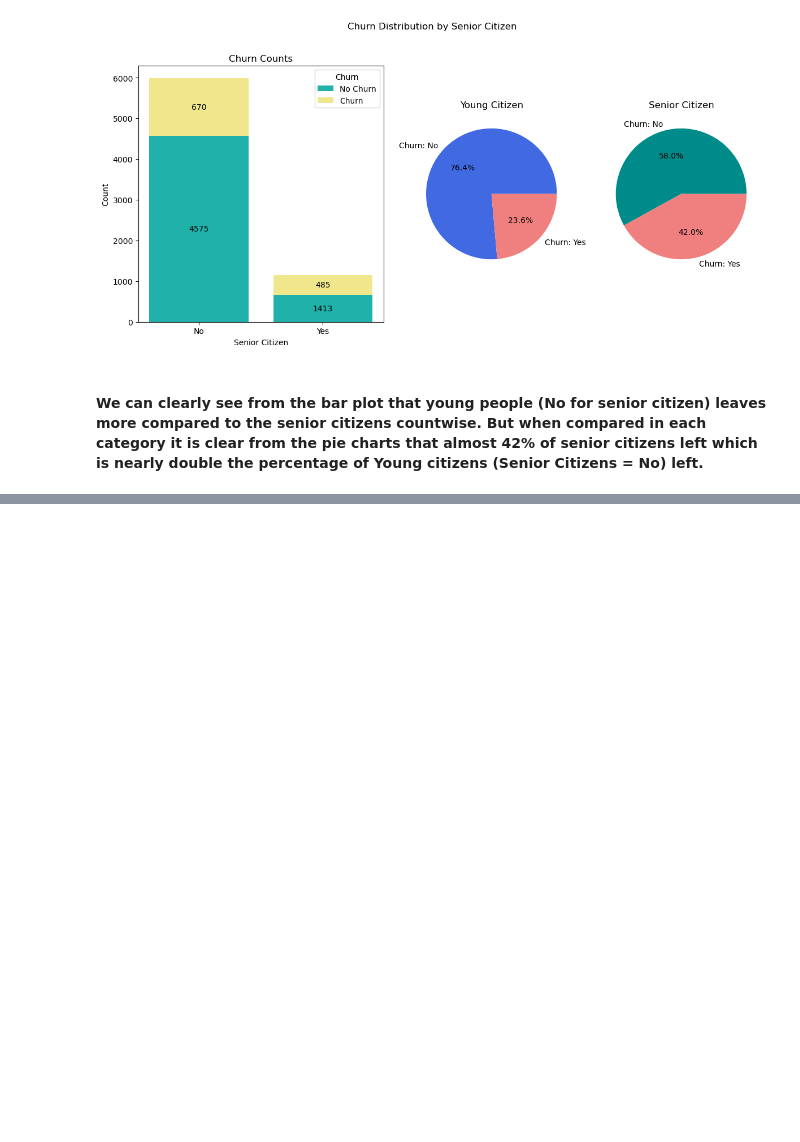
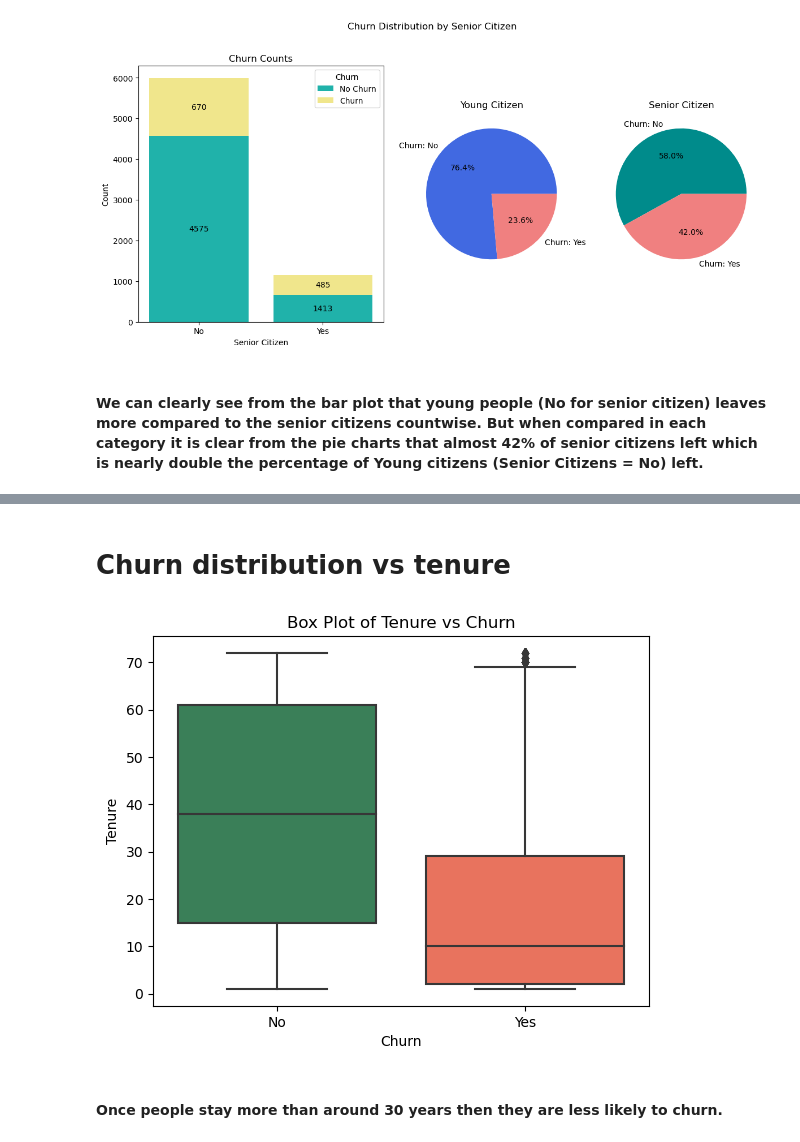
Before and after one commit to ThankiJay/Customer-Churn-Prediction, a Jupyter notebook: notebook/EDA.ipynb, the cells around one changed output, grey strips where cells are left out. Saved outputs shown, nothing was run; the diff lists cells and outputs as text; code cells hidden in the pictures; blank space fills up the shorter version.

```diff
--- a/notebook/EDA.ipynb
+++ b/notebook/EDA.ipynb
@@ -134,0 +151,24 @@ plt.show()
+# %% [markdown]
+# Churn distribution vs tenure
+# %%
+plot_data = {'tenure': data['tenure'],
+             'Churn': data['Churn'].map({0: 'No', 1: 'Yes'})}
+plot_df = pd.DataFrame(plot_data)
+
+# Create a box plot
+sns.boxplot(x='Churn', y='tenure', data=plot_df, palette=['seagreen', 'tomato'])
+plt.title('Box Plot of Tenure vs Churn')
+plt.xlabel('Churn')
+plt.ylabel('Tenure')
+plt.show()
+
+# # Create a violin plot
+# sns.violinplot(x='tenure', y='Churn', data=plot_df, palette=['seagreen', 'tomato'])
+# plt.title('Churn Distribution by Tenure')
+# plt.xlabel('Tenure')
+# plt.ylabel('Churn')
+# plt.show()
+# %% [output]
+[figure, added]
+# %% [markdown]
+#### Once people stay more than around 30 years then they are less likely to churn.
```
Also changed, not shown: parts of 3 cells of this notebook.
